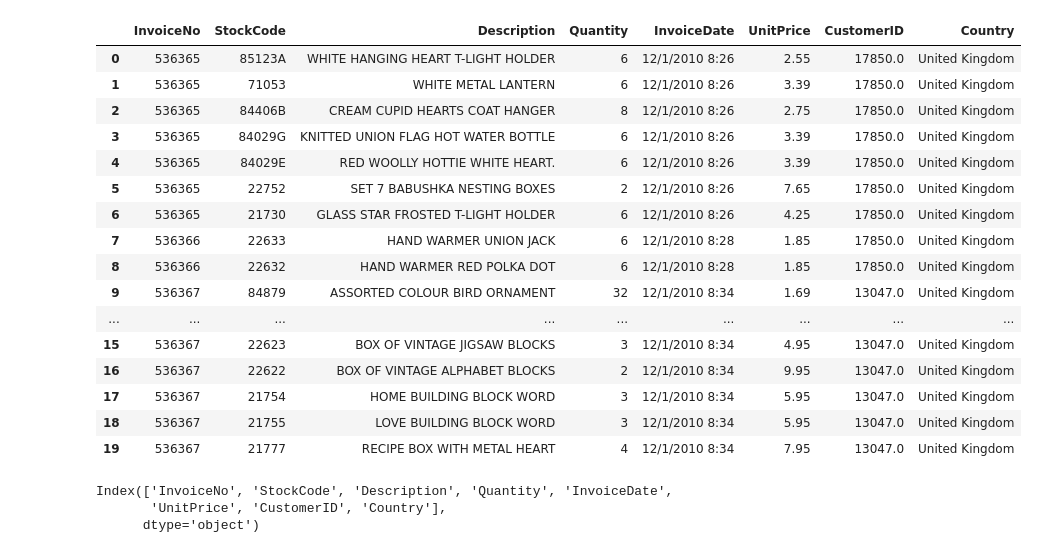
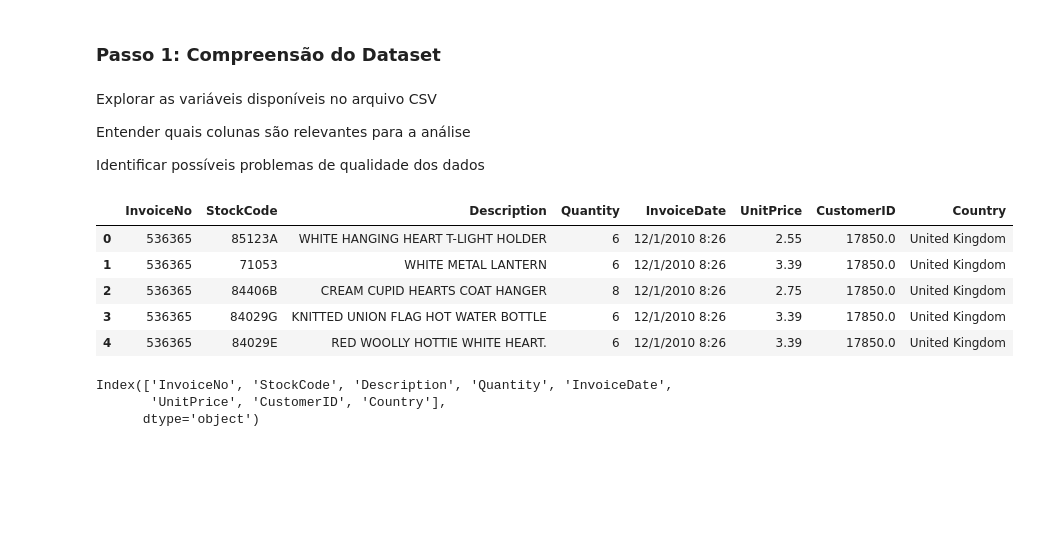
Before and after one commit to MichelCirilo/PI3, a Jupyter notebook: Atividade1/Ecommerce.ipynb, the cells around one changed output. Drawn from its saved outputs; the diff is of its cells as text; code cells hidden in the pictures; blank space fills up the shorter version.

```diff
--- a/Atividade1/Ecommerce.ipynb
+++ b/Atividade1/Ecommerce.ipynb
@@ -3,25 +39,23 @@ import pandas as pd
 # %%
 df = pd.read_csv('dataset_ecommerce.csv', encoding='windows-1252')
+# %% [markdown]
+### Passo 1: Compreensão do Dataset
+# %% [markdown]
+
+Explorar as variáveis disponíveis no arquivo CSV
+
+Entender quais colunas são relevantes para a análise
+
+Identificar possíveis problemas de qualidade dos dados
 # %%
-df.head(20)
+df.head()
 # %% [output]
 |  | InvoiceNo | StockCode | Description | Quantity | InvoiceDate | UnitPrice | CustomerID | Country |
 | 0 | 536365 | 85123A | WHITE HANGING HEART T-LIGHT HOLDER | 6 | 12/1/2010 8:26 | 2.55 | 17850.0 | United Kingdom |
 | 1 | 536365 | 71053 | WHITE METAL LANTERN | 6 | 12/1/2010 8:26 | 3.39 | 17850.0 | United Kingdom |
 | 2 | 536365 | 84406B | CREAM CUPID HEARTS COAT HANGER | 8 | 12/1/2010 8:26 | 2.75 | 17850.0 | United Kingdom |
 | 3 | 536365 | 84029G | KNITTED UNION FLAG HOT WATER BOTTLE | 6 | 12/1/2010 8:26 | 3.39 | 17850.0 | United Kingdom |
 | 4 | 536365 | 84029E | RED WOOLLY HOTTIE WHITE HEART. | 6 | 12/1/2010 8:26 | 3.39 | 17850.0 | United Kingdom |
-| 5 | 536365 | 22752 | SET 7 BABUSHKA NESTING BOXES | 2 | 12/1/2010 8:26 | 7.65 | 17850.0 | United Kingdom |
-| 6 | 536365 | 21730 | GLASS STAR FROSTED T-LIGHT HOLDER | 6 | 12/1/2010 8:26 | 4.25 | 17850.0 | United Kingdom |
-| 7 | 536366 | 22633 | HAND WARMER UNION JACK | 6 | 12/1/2010 8:28 | 1.85 | 17850.0 | United Kingdom |
-| 8 | 536366 | 22632 | HAND WARMER RED POLKA DOT | 6 | 12/1/2010 8:28 | 1.85 | 17850.0 | United Kingdom |
-| 9 | 536367 | 84879 | ASSORTED COLOUR BIRD ORNAMENT | 32 | 12/1/2010 8:34 | 1.69 | 13047.0 | United Kingdom |
-| ... | ... | ... | ... | ... | ... | ... | ... | ... |
-| 15 | 536367 | 22623 | BOX OF VINTAGE JIGSAW BLOCKS | 3 | 12/1/2010 8:34 | 4.95 | 13047.0 | United Kingdom |
-| 16 | 536367 | 22622 | BOX OF VINTAGE ALPHABET BLOCKS | 2 | 12/1/2010 8:34 | 9.95 | 13047.0 | United Kingdom |
-| 17 | 536367 | 21754 | HOME BUILDING BLOCK WORD | 3 | 12/1/2010 8:34 | 5.95 | 13047.0 | United Kingdom |
-| 18 | 536367 | 21755 | LOVE BUILDING BLOCK WORD | 3 | 12/1/2010 8:34 | 5.95 | 13047.0 | United Kingdom |
-| 19 | 536367 | 21777 | RECIPE BOX WITH METAL HEART | 4 | 12/1/2010 8:34 | 7.95 | 13047.0 | United Kingdom |
 # %%
 # Listando as colunas
 print(df.columns)
```
Also changed, not shown: parts of 41 cells of this notebook, 1 other file.
